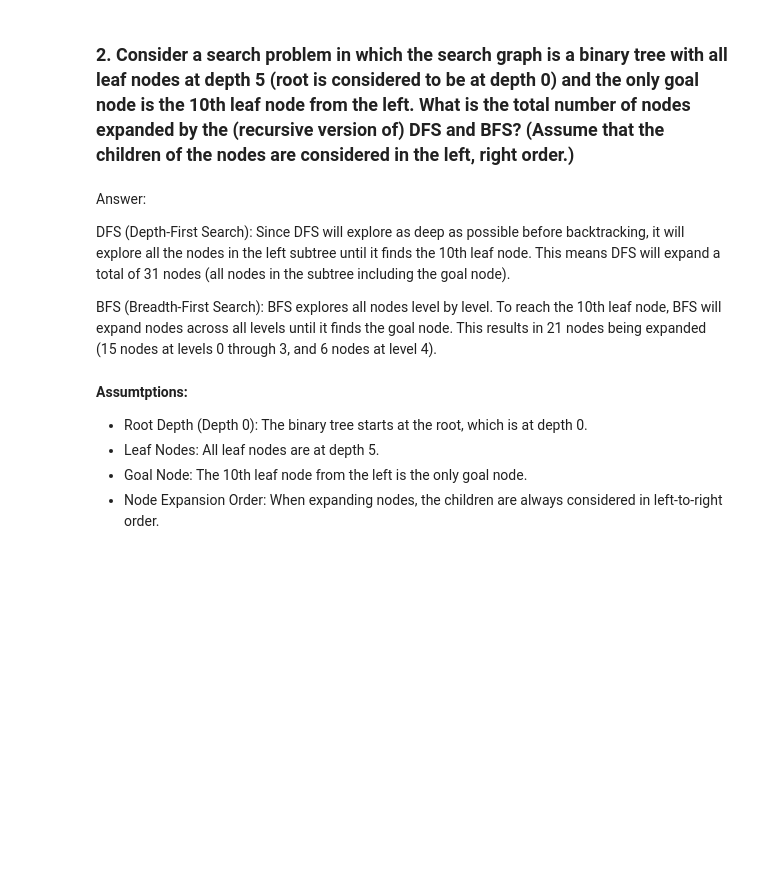
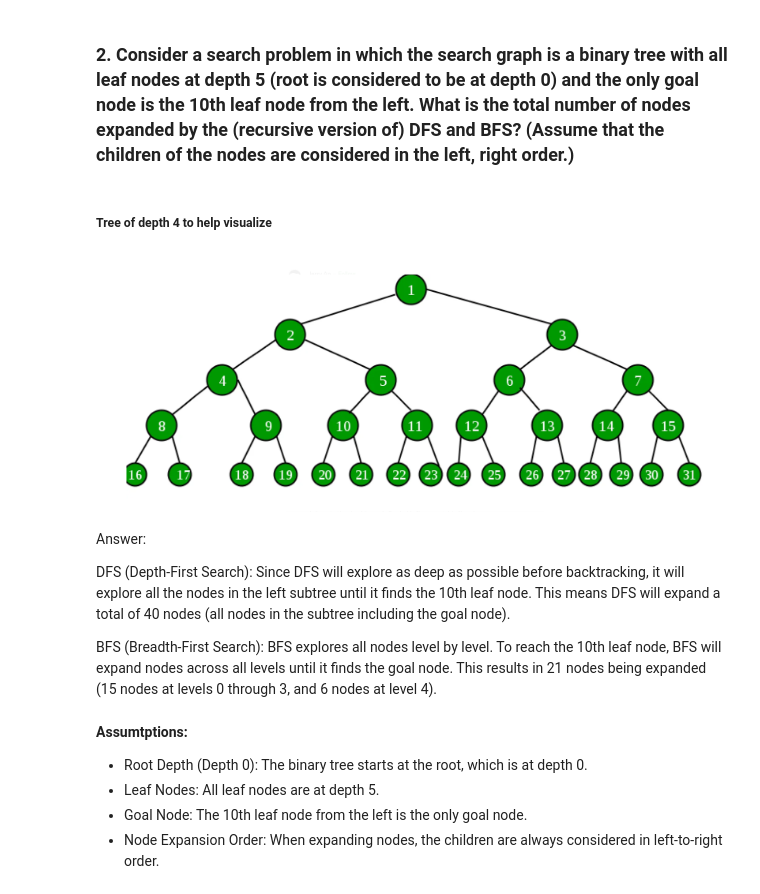
Before and after one commit to harrisb002/CS_480, a Jupyter notebook: Quizes/Quiz2.ipynb, the cells around one changed output. Cells and saved outputs as stored; diff of their text form; code cells hidden in the pictures; blank space fills up the shorter version.

Commit message:
Quiz2 review/not sure on 4

```diff
--- a/Quizes/Quiz2.ipynb
+++ b/Quizes/Quiz2.ipynb
@@ -8,5 +8,9 @@ from IPython.display import Image, display
 drive.mount('/content/drive')
 
 # Define the file path
-Q1Graph = '/content/drive/Shared drives/CS480/Quizes/Quiz2Graph.png'
+file_path = "/content/drive/Shared drives/CS480/Quizes/"
+
+# Get images
+Q1Graph = file_path + "Quiz2Graph.png"
+BinaryTree = file_path + "BinaryTree.png"
 # %% [output]
@@ -67,9 +89,16 @@ Nodes are removed in LIFO (Last-In-First-Out) order because it uses a stack. The
 # %% [markdown]
 ### 2. Consider a search problem in which the search graph is a binary tree with all leaf nodes at depth 5 (root is considered to be at depth 0) and the only goal node is the 10th leaf node from the left. What is the total number of nodes expanded by the (recursive version of) DFS and BFS? (Assume that the children of the nodes are considered in the left, right order.)
+# %% [markdown]
+##### Tree of depth 4 to help visualize
+# %%
+# Display Graph
+display(Image(BinaryTree, height = 500, width=1200))
+# %% [output]
+[figure, added]
 # %% [markdown]
 Answer:
 
-DFS (Depth-First Search): Since DFS will explore as deep as possible before backtracking, it will explore all the nodes in the left subtree until it finds the 10th leaf node. This means DFS will expand a total of 31 nodes (all nodes in the subtree including the goal node).
+DFS (Depth-First Search): Since DFS will explore as deep as possible before backtracking, it will explore all the nodes in the left subtree until it finds the 10th leaf node. This means DFS will expand a total of 40 nodes (all nodes in the subtree including the goal node).
 
 BFS (Breadth-First Search): BFS explores all nodes level by level. To reach the 10th leaf node, BFS will expand nodes across all levels until it finds the goal node. This results in 21 nodes being expanded (15 nodes at levels 0 through 3, and 6 nodes at level 4).
 # %% [markdown]
```
Also changed, not shown: parts of 16 cells of this notebook.
